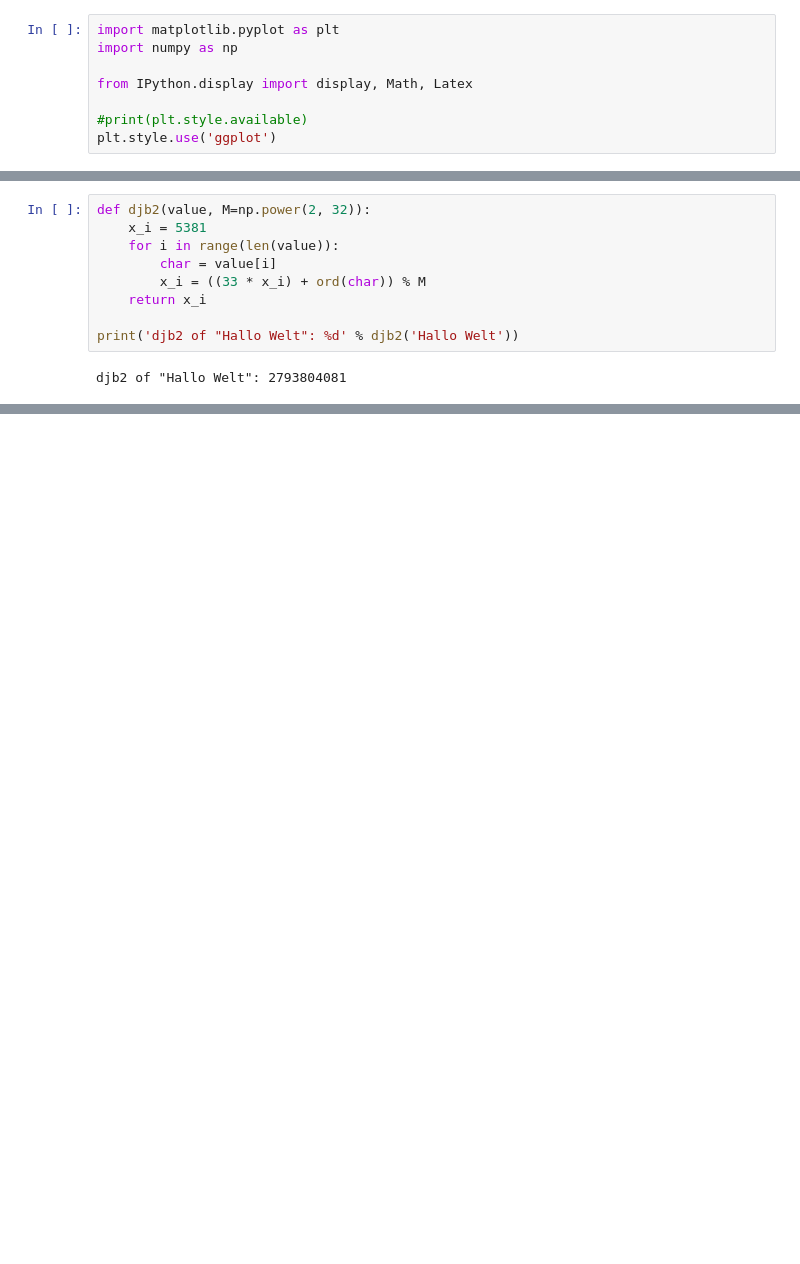
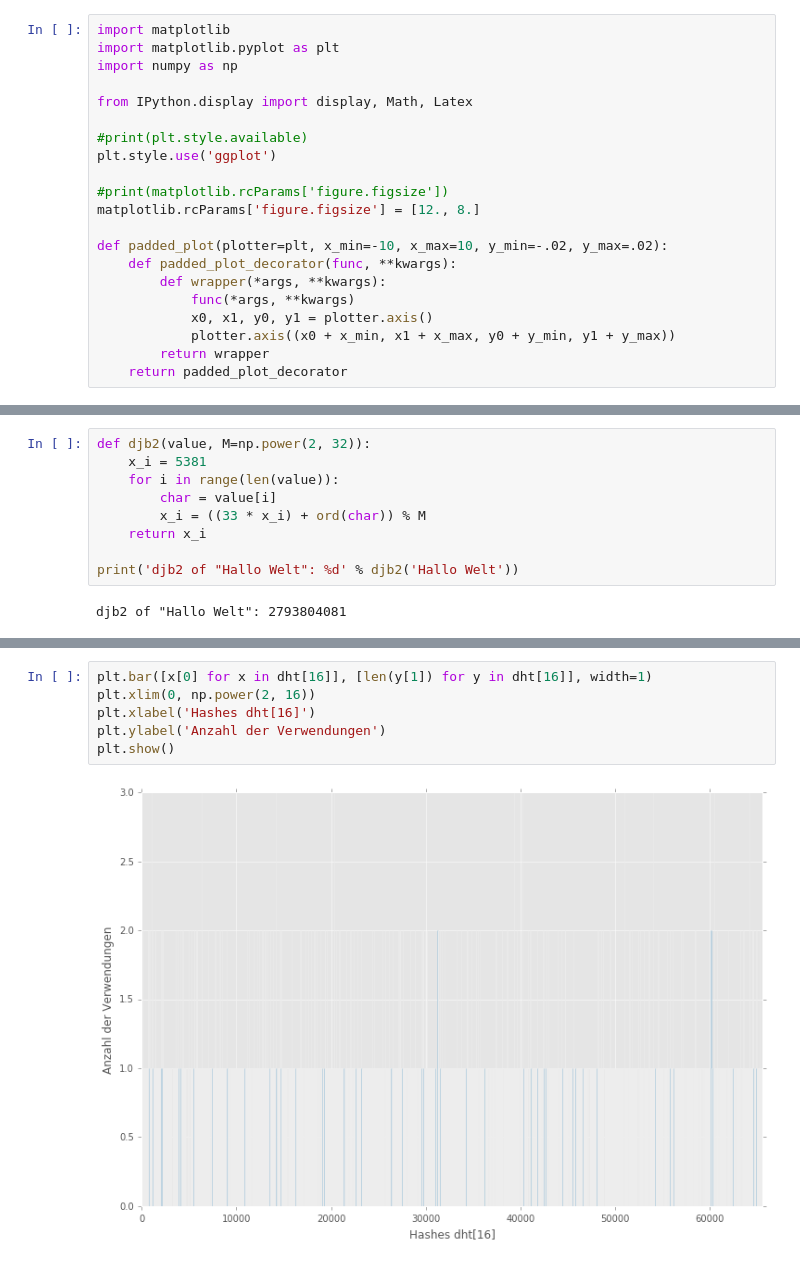
Before and after one commit to captain-proton/aise, a Jupyter notebook: documentation/source/nia/jupyter_nb/exercise_5.ipynb, the cells around one changed output, grey strips where cells are left out. Saved outputs shown, nothing was run; the diff lists cells and outputs as text; blank space fills up the shorter version.

```diff
--- a/documentation/source/nia/jupyter_nb/exercise_5.ipynb
+++ b/documentation/source/nia/jupyter_nb/exercise_5.ipynb
@@ -1,4 +1,5 @@
 # %%
+import matplotlib
 import matplotlib.pyplot as plt
 import numpy as np
 
@@ -6,4 +7,16 @@ from IPython.display import display, Math, Latex
 
 #print(plt.style.available)
 plt.style.use('ggplot')
+
+#print(matplotlib.rcParams['figure.figsize'])
+matplotlib.rcParams['figure.figsize'] = [12., 8.]
+
+def padded_plot(plotter=plt, x_min=-10, x_max=10, y_min=-.02, y_max=.02):
+    def padded_plot_decorator(func, **kwargs):
+        def wrapper(*args, **kwargs):
+            func(*args, **kwargs)
+            x0, x1, y0, y1 = plotter.axis()
+            plotter.axis((x0 + x_min, x1 + x_max, y0 + y_min, y1 + y_max))
+        return wrapper
+    return padded_plot_decorator
 # %% [markdown]
@@ -281,0 +107,8 @@ plt.show()
+# %%
+plt.bar([x[0] for x in dht[16]], [len(y[1]) for y in dht[16]], width=1)
+plt.xlim(0, np.power(2, 16))
+plt.xlabel('Hashes dht[16]')
+plt.ylabel('Anzahl der Verwendungen')
+plt.show()
+# %% [output]
+[figure, added]
```
Also changed, not shown: parts of 56 cells of this notebook.
